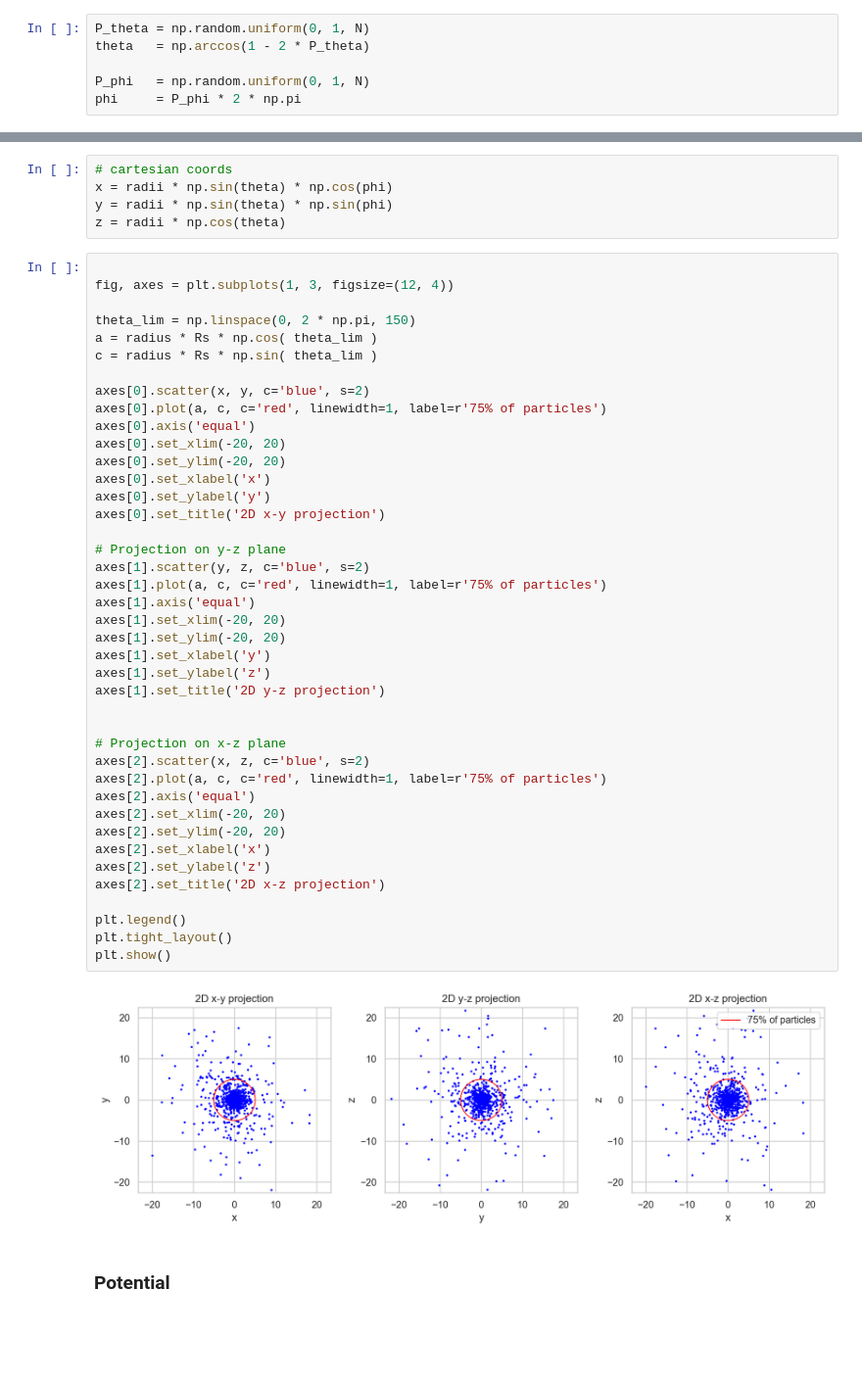
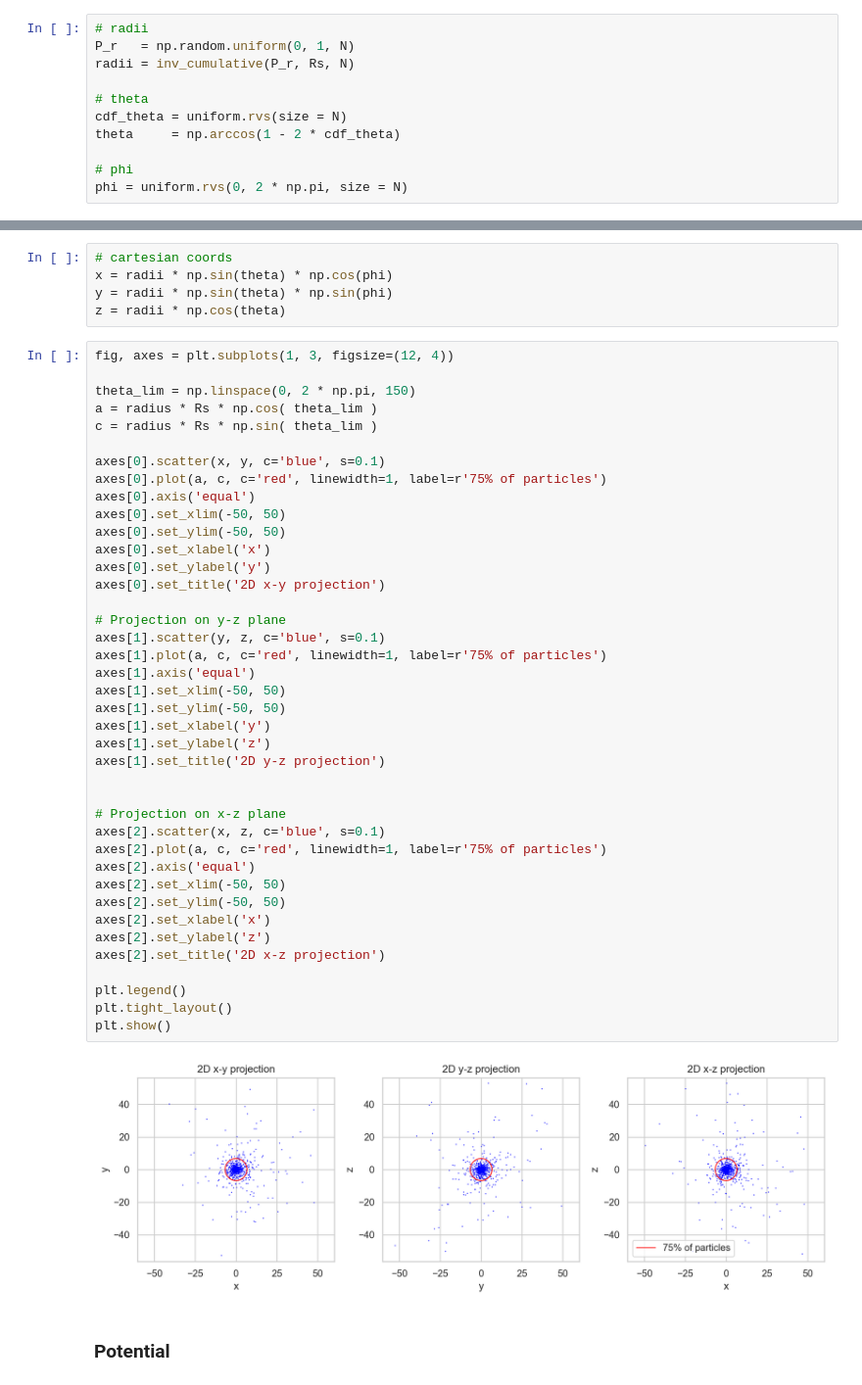
Before and after one commit to racheleguidettii/Galaxies-Dynamics, a Jupyter notebook: Hernquist.ipynb, the cells around one changed output, grey strips where cells are left out. Shown at 98% size. Saved outputs shown, nothing was run; the diff lists cells and outputs as text; blank space fills up the shorter version.

```diff
--- a/Hernquist.ipynb
+++ b/Hernquist.ipynb
@@ -113,6 +99,11 @@ radii  = inverse_Pr_interp(Pr)
 # %%
-P_theta = np.random.uniform(0, 1, N)
-theta   = np.arccos(1 - 2 * P_theta)
+# radii
+P_r   = np.random.uniform(0, 1, N)
+radii = inv_cumulative(P_r, Rs, N)
 
-P_phi   = np.random.uniform(0, 1, N)
-phi     = P_phi * 2 * np.pi
+# theta
+cdf_theta = uniform.rvs(size = N)
+theta     = np.arccos(1 - 2 * cdf_theta)
+
+# phi
+phi = uniform.rvs(0, 2 * np.pi, size = N)
@@ -182,48 +195,47 @@ x = radii * np.sin(theta) * np.cos(phi)
 y = radii * np.sin(theta) * np.sin(phi)
 z = radii * np.cos(theta)
 # %%
-
 fig, axes = plt.subplots(1, 3, figsize=(12, 4))
 
 theta_lim = np.linspace(0, 2 * np.pi, 150)
 a = radius * Rs * np.cos( theta_lim )
 c = radius * Rs * np.sin( theta_lim )
 
-axes[0].scatter(x, y, c='blue', s=2)
+axes[0].scatter(x, y, c='blue', s=0.1)
 axes[0].plot(a, c, c='red', linewidth=1, label=r'75% of particles')
 axes[0].axis('equal')
-axes[0].set_xlim(-20, 20)
-axes[0].set_ylim(-20, 20)
+axes[0].set_xlim(-50, 50)
+axes[0].set_ylim(-50, 50)
 axes[0].set_xlabel('x')
 axes[0].set_ylabel('y')
 axes[0].set_title('2D x-y projection')
 
 # Projection on y-z plane
-axes[1].scatter(y, z, c='blue', s=2)
+axes[1].scatter(y, z, c='blue', s=0.1)
 axes[1].plot(a, c, c='red', linewidth=1, label=r'75% of particles')
 axes[1].axis('equal')
-axes[1].set_xlim(-20, 20)
-axes[1].set_ylim(-20, 20)
+axes[1].set_xlim(-50, 50)
+axes[1].set_ylim(-50, 50)
 axes[1].set_xlabel('y')
 axes[1].set_ylabel('z')
 axes[1].set_title('2D y-z projection')
 
 
 # Projection on x-z plane
-axes[2].scatter(x, z, c='blue', s=2)
+axes[2].scatter(x, z, c='blue', s=0.1)
 axes[2].plot(a, c, c='red', linewidth=1, label=r'75% of particles')
 axes[2].axis('equal')
-axes[2].set_xlim(-20, 20)
-axes[2].set_ylim(-20, 20)
+axes[2].set_xlim(-50, 50)
+axes[2].set_ylim(-50, 50)
 axes[2].set_xlabel('x')
 axes[2].set_ylabel('z')
 axes[2].set_title('2D x-z projection')
 
 plt.legend()
 plt.tight_layout()
 plt.show()
 # %% [output]
-[figure, old version]
+[figure, new version]
 # %% [markdown]
 ### Potential
 # %% [markdown]
```
Also changed, not shown: parts of 34 cells of this notebook.
